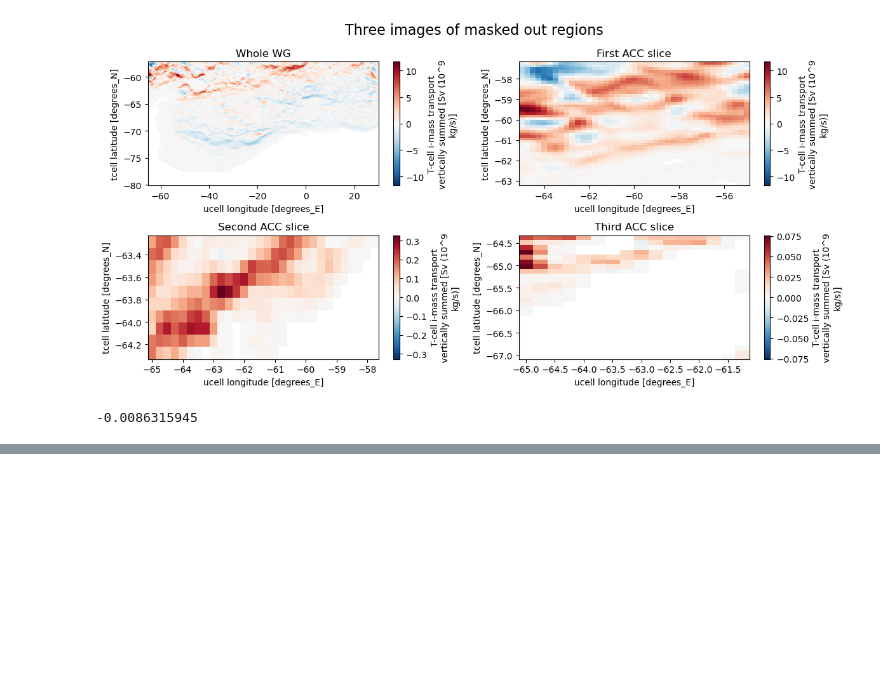
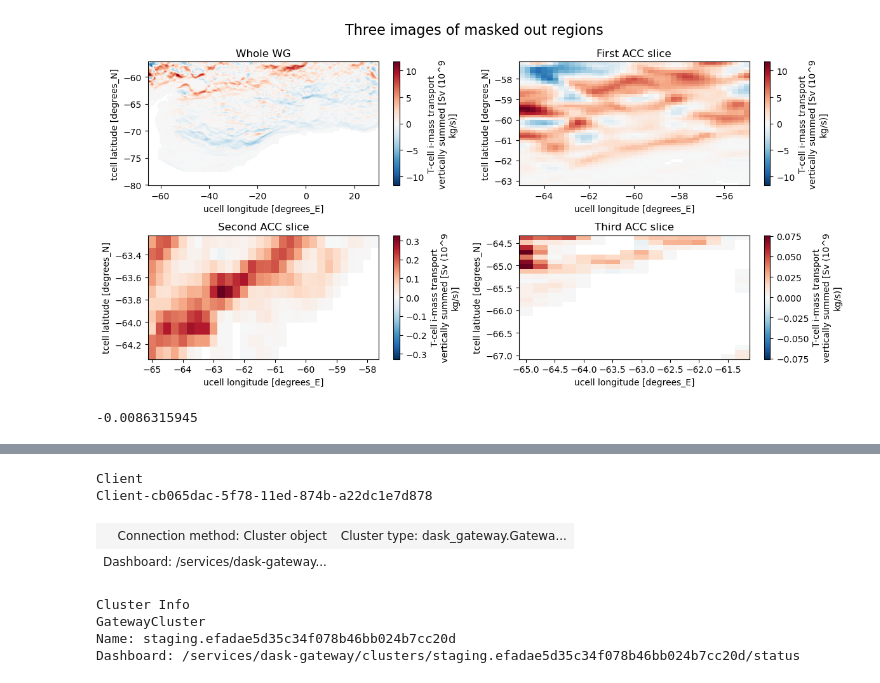
Before and after one commit to shanicetbailey/chapter1, a Jupyter notebook: SODA/1a_transport_budget.ipynb, the cells around one changed output, grey strips where cells are left out. Cells and saved outputs as stored; diff of their text form; code cells hidden in the pictures; blank space fills up the shorter version.

```diff
--- a/SODA/1a_transport_budget.ipynb
+++ b/SODA/1a_transport_budget.ipynb
@@ -142,0 +153,16 @@ residual
+# %%
+from dask_gateway import Gateway
+g = Gateway()
+cluster = g.connect(g.list_clusters()[0].name)
+client = cluster.get_client()
+# %%
+client
+# %% [output]
+Client
+Client-cb065dac-5f78-11ed-874b-a22dc1e7d878
+| Connection method: Cluster object | Cluster type: dask_gateway.Gatewa... |
+| Dashboard: /services/dask-gateway... |  |
+Cluster Info
+GatewayCluster
+Name: staging.efadae5d35c34f078b46bb024b7cc20d
+Dashboard: /services/dask-gateway/clusters/staging.efadae5d35c34f078b46bb024b7cc20d/status
```
Also changed, not shown: parts of 11 cells of this notebook.
